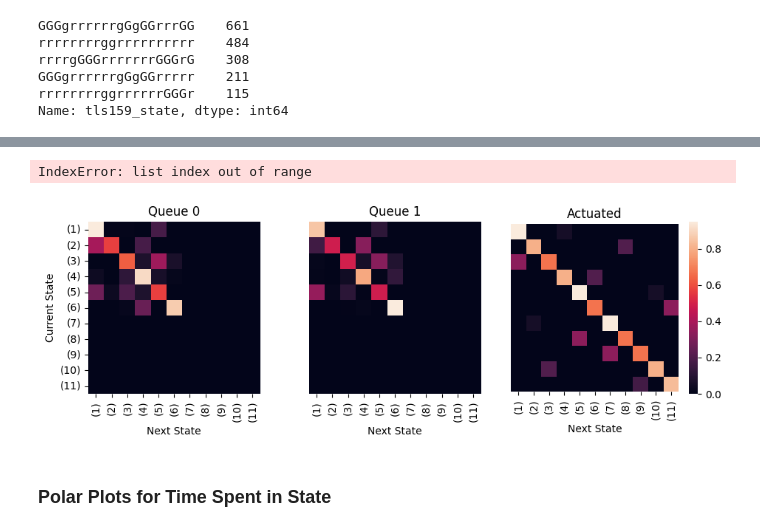
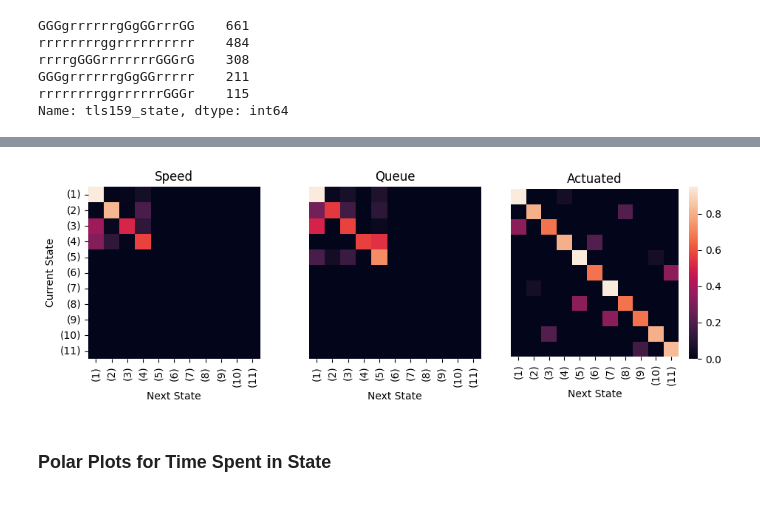
Before and after one commit to karstenk9/rl_traffic_signal_optimization, a Jupyter notebook: notebooks/evaluation_performance.ipynb, the cells around one changed output, grey strips where cells are left out. Saved outputs shown, nothing was run; the diff lists cells and outputs as text; code cells hidden in the pictures.

```diff
--- a/notebooks/evaluation_performance.ipynb
+++ b/notebooks/evaluation_performance.ipynb
@@ -142,3 +126,41 @@ queue_eval = queue_eval[queue_eval['num_vehicles'] != 0]
+# %%
+# Load data for waitTime evaluation
+inputdir = '../src/data/evaluation/waitingTime'
+
+waitTime_400_eval = pd.DataFrame()
+i = 1
+
+# iterate over all files in the folder for each reward type
+for file in os.listdir(inputdir):
+
+    # create dataframe for all files that start with avg_waitTime
+    if file.startswith('waitingTime_400_df'):
+        temp_df_waitTime400 = pd.read_csv(os.path.join(inputdir, file))
+        temp_df_waitTime400['episode'] = i # add episode column
+        waitTime_400_eval = waitTime_400_eval.append(temp_df_waitTime400, ignore_index=True)
+        i += 1
+
+# remove all rows with 0 vehicles
+waitTime_400_eval = waitTime_400_eval[waitTime_400_eval['num_vehicles'] != 0]
+# %%
+# Load data for waitTime evaluation
+inputdir = '../src/data/evaluation/waitingTime'
+
+waitTime_900_eval = pd.DataFrame()
+i = 1
+
+# iterate over all files in the folder for each reward type
+for file in os.listdir(inputdir):
+
+    # create dataframe for all files that start with avg_waitTime
+    if file.startswith('waitingTime_900_df'):
+        temp_df_waitTime900 = pd.read_csv(os.path.join(inputdir, file))
+        temp_df_waitTime900['episode'] = i # add episode column
+        waitTime_900_eval = waitTime_900_eval.append(temp_df_waitTime900, ignore_index=True)
+        i += 1
+
+# remove all rows with 0 vehicles
+waitTime_900_eval = waitTime_900_eval[waitTime_900_eval['num_vehicles'] != 0]
 # %%
 # Load data for emission evaluation
 inputdir = '../src/data/evaluation/emission'
@@ -342,15 +399,10 @@ transitions
-# %%
-# create transition matrix
-matrix = transition_matrix(transitions, num_phases)
-# %% [output]
-IndexError: list index out of range
 # %%
 ### ------ Phase Transition Matrix tls_159 ------ ###
 
 # Create a figure with subplots based on the number of dataframes
 tls_list = ['tls_159_state', 'tls_160_state', 'tls_161_state'] # list of all possible states
 unique_state_lists = [tls_159_states, tls_160_states, tls_161_states] # list of lists of unique states for each traffic light
-df_list = [(queue_0, 'Queue 0'), (queue_1, 'Queue 1'), (df, 'Actuated')] # list of dataframes
+df_list = [(waitTime_200_eval, 'Speed'), (waitTime_400_eval, 'Queue'), (df, 'Actuated')] # list of dataframes
 
 num_dataframes = len(df_list)
 
@@ -389,34 +441,34 @@ for i, (dataframe, name) in enumerate(df_list):
         ax.set_ylabel("Current State" if i == 0 else "")
         ax.set_title(f"{name}")
 
     # append all states collected during training to list
     tls_allStates = dataframe['tls159_state'].tolist()
     #tls_allStates.append(x for x in tls_159_states if x not in tls_allStates)
 
     # get number of distinct phases
     num_phases = len(tls_159_states)
 
     # create list of tuples for state transitions
     transitions = [(tls_allStates[i], tls_allStates[i+1]) for i in range(len(tls_allStates)-1)]
 
     # create transition matrix
     matrix = transition_matrix(transitions, num_phases)
     #print(matrix)
 
     # normalize matrix
     transition_matrix = normalize_matrix(matrix)
 
     # plot heatmap in the corresponding subplot
     create_heatmap(transition_matrix, tls_159_states, axs[i])
 
 # Adjust the spacing between subplots
 
 plt.tight_layout()
 
 # Show the figure
 plt.show()
 # %% [output]
-[figure, old version]
+[figure, new version]
 # %% [markdown]
 ### Polar Plots for Time Spent in State
 # %%
```
Also changed, not shown: parts of 17 cells of this notebook, 2 other files.
